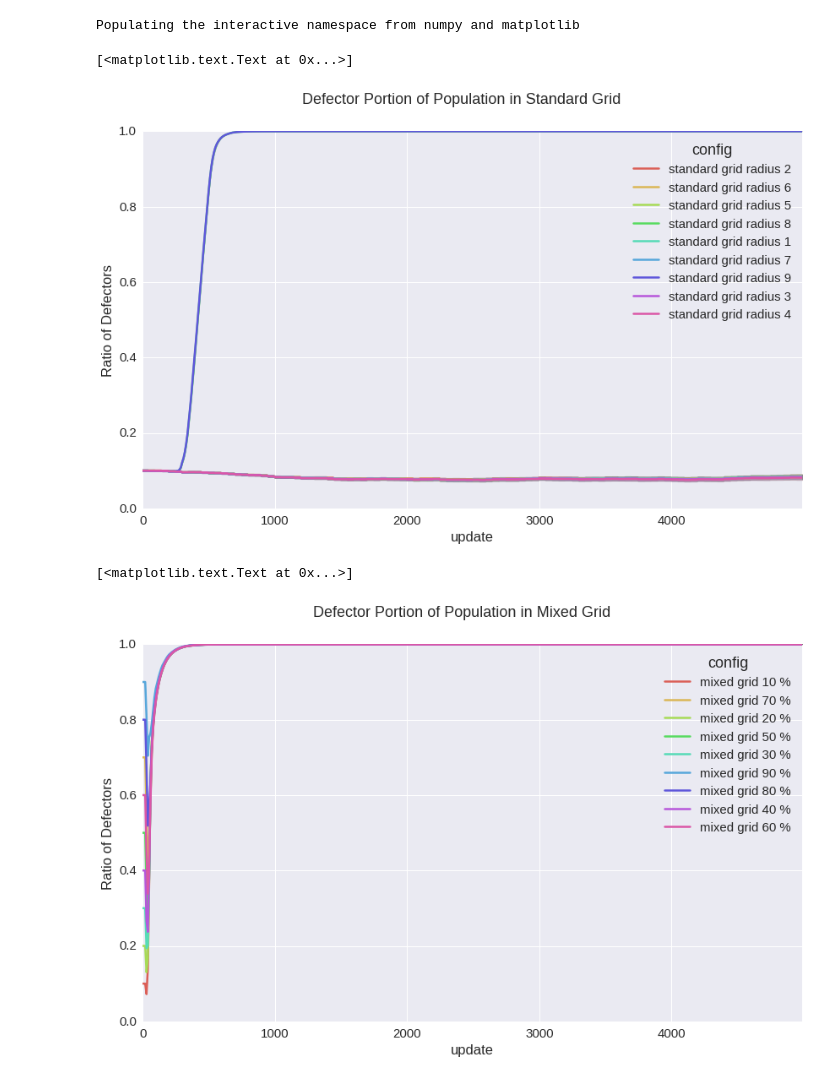
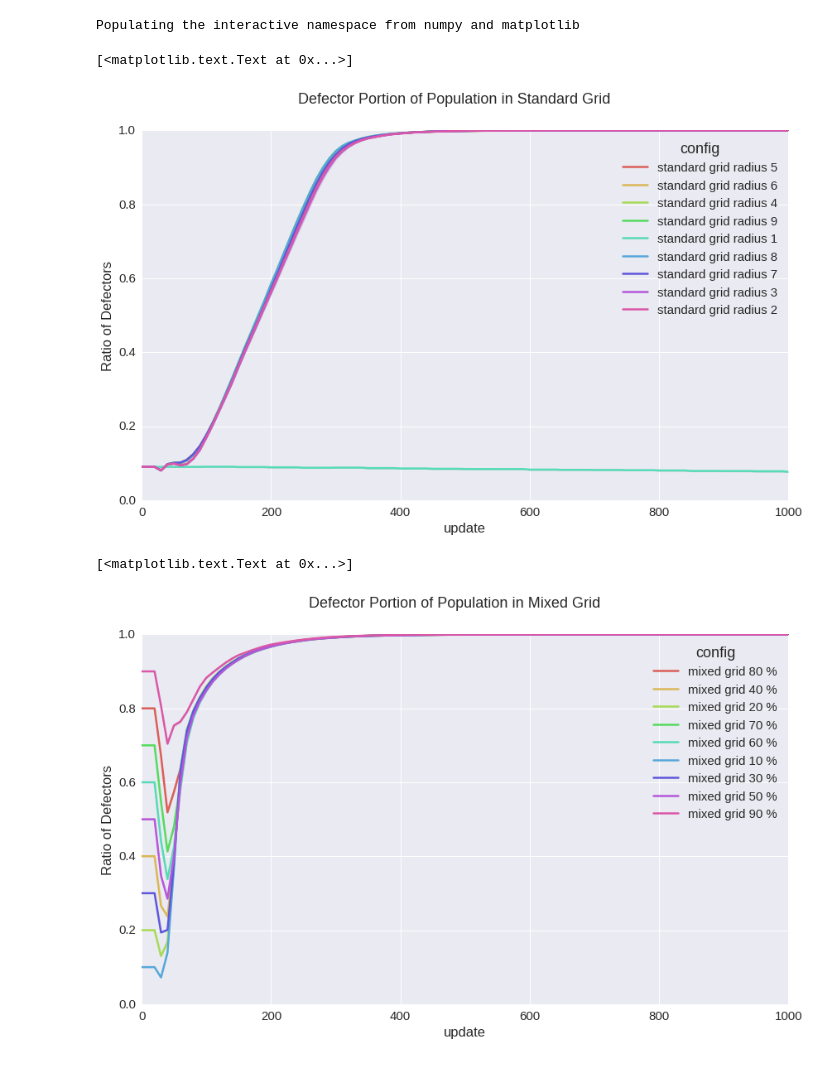
Before and after one commit to devosoft/Empirical, a Jupyter notebook: examples/evo/concept/AISweepAnalysis.ipynb, the cells around one changed output. Drawn from its saved outputs; the diff is of its cells as text; code cells hidden in the pictures.

```diff
--- a/examples/evo/concept/AISweepAnalysis.ipynb
+++ b/examples/evo/concept/AISweepAnalysis.ipynb
@@ -35,7 +35,8 @@ for key in file_labels:
     #print("Key {} and value{}".format(key, file_labels[key]))
     squished.append(squash)
 
-super_squished = pd.concat(squished)
+super_squished_standard = pd.concat(squished)
+super_squished_standard = super_squished_standard[super_squished_standard['update'] <= 1000]
 #super_squished = pd.concat([squished_coop, squished_balanced])
 
 
@@ -67,4 +68,4 @@ for key in file_labels:
     squished.append(squash)
 
 super_squished_mixed = pd.concat(squished)
-super_squished_mixed.head()
+super_squished_mixed = super_squished_mixed[super_squished_mixed['update'] <= 1000]
@@ -78,23 +72,23 @@ super_squished_mixed.head()
 # %%
 import seaborn as sns
 import numpy as np
 import matplotlib.pyplot as plt
 %matplotlib inline
 %pylab inline
 
 sns.set_context("notebook", font_scale=1.5, rc={"lines.linewidth": 2.5})
 
 pylab.rcParams['figure.figsize'] = (14, 8)
 
 plt.subplots_adjust(top=0.9)
 sns.plt.suptitle("Defector Portion of Population in Standard Grid")
 ax = sns.tsplot( time="update", value="percent_defector", unit="replicant",
-           condition="config", data=super_squished, color="hls")
+           condition="config", data=super_squished_standard, color="hls")
 ax.set(ylabel="Ratio of Defectors")
 # %% [output]
 Populating the interactive namespace from numpy and matplotlib
 [<matplotlib.text.Text at 0x...>]
-[figure, old version]
+[figure, new version]
 # %%
 plt.subplots_adjust(top=0.9)
 sns.plt.suptitle("Defector Portion of Population in Mixed Grid")
@@ -103,6 +97,6 @@ ax = sns.tsplot( time="update", value="percent_defector", unit="replicant",
 ax.set(ylabel="Ratio of Defectors")
 # %% [output]
 [<matplotlib.text.Text at 0x...>]
-[figure, old version]
+[figure, new version]
 # %%
 sns.plt.suptitle("Grid usage over time")
```
Also changed, not shown: parts of 2 cells of this notebook, 1 other file.
